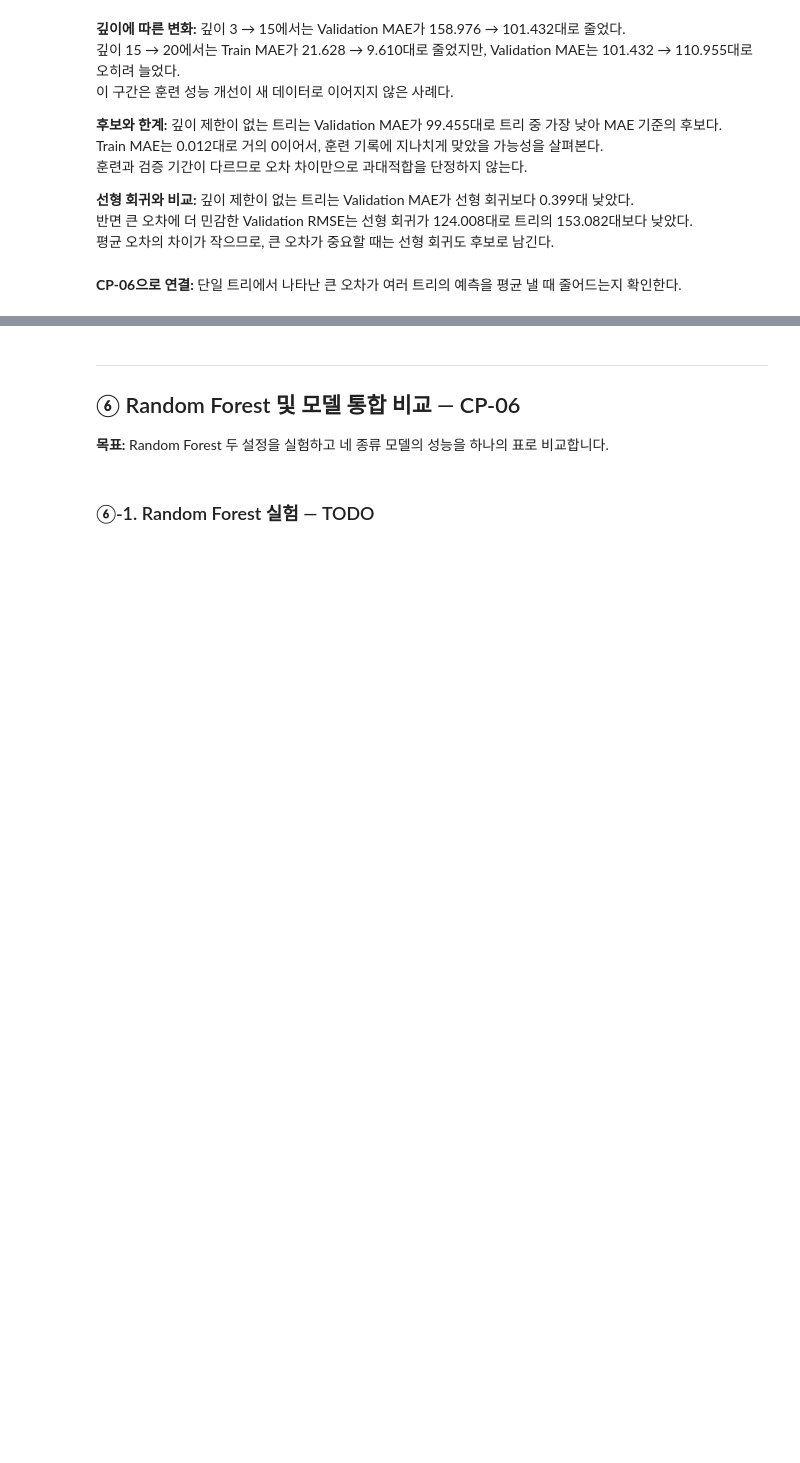
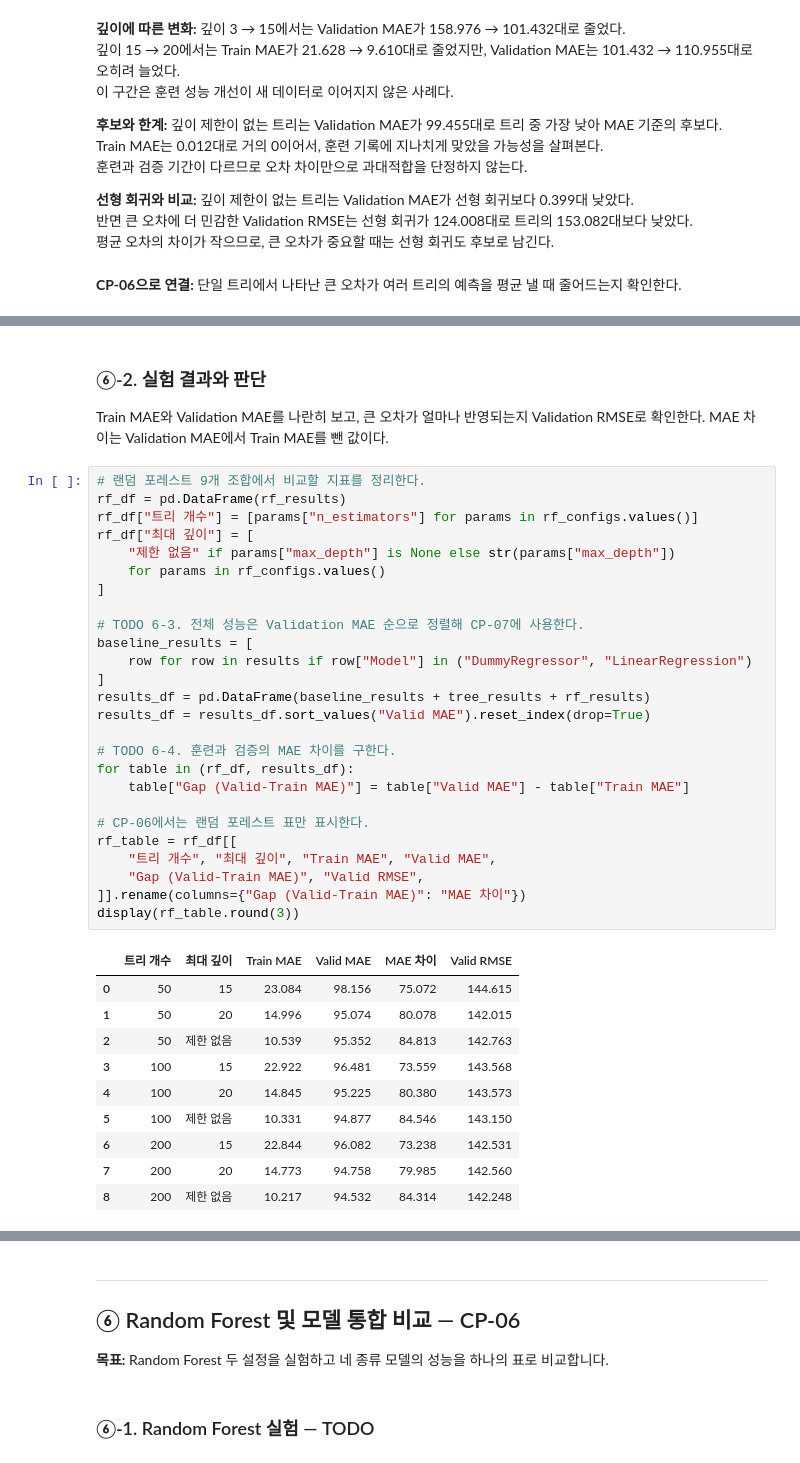
Before and after one commit to jaemin-devlog/ai-mini-projects, a Jupyter notebook: mini-project-01/code/01_regression_bike_demand.ipynb, the cells around one changed output, grey strips where cells are left out. Saved outputs shown, nothing was run; the diff lists cells and outputs as text; blank space fills up the shorter version.

```diff
--- a/mini-project-01/code/01_regression_bike_demand.ipynb
+++ b/mini-project-01/code/01_regression_bike_demand.ipynb
@@ -775,0 +851,41 @@ Train MAE는 0.012대로 거의 0이어서, 훈련 기록에 지나치게 맞았
+# %% [markdown]
+### ⑥-2. 실험 결과와 판단
+
+Train MAE와 Validation MAE를 나란히 보고, 큰 오차가 얼마나 반영되는지 Validation RMSE로 확인한다. MAE 차이는 Validation MAE에서 Train MAE를 뺀 값이다.
+# %%
+# 랜덤 포레스트 9개 조합에서 비교할 지표를 정리한다.
+rf_df = pd.DataFrame(rf_results)
+rf_df["트리 개수"] = [params["n_estimators"] for params in rf_configs.values()]
+rf_df["최대 깊이"] = [
+    "제한 없음" if params["max_depth"] is None else str(params["max_depth"])
+    for params in rf_configs.values()
+]
+
+# TODO 6-3. 전체 성능은 Validation MAE 순으로 정렬해 CP-07에 사용한다.
+baseline_results = [
+    row for row in results if row["Model"] in ("DummyRegressor", "LinearRegression")
+]
+results_df = pd.DataFrame(baseline_results + tree_results + rf_results)
+results_df = results_df.sort_values("Valid MAE").reset_index(drop=True)
+
+# TODO 6-4. 훈련과 검증의 MAE 차이를 구한다.
+for table in (rf_df, results_df):
+    table["Gap (Valid-Train MAE)"] = table["Valid MAE"] - table["Train MAE"]
+
+# CP-06에서는 랜덤 포레스트 표만 표시한다.
+rf_table = rf_df[[
+    "트리 개수", "최대 깊이", "Train MAE", "Valid MAE",
+    "Gap (Valid-Train MAE)", "Valid RMSE",
+]].rename(columns={"Gap (Valid-Train MAE)": "MAE 차이"})
+display(rf_table.round(3))
+# %% [output]
+|  | 트리 개수 | 최대 깊이 | Train MAE | Valid MAE | MAE 차이 | Valid RMSE |
+| 0 | 50 | 15 | 23.084 | 98.156 | 75.072 | 144.615 |
+| 1 | 50 | 20 | 14.996 | 95.074 | 80.078 | 142.015 |
+| 2 | 50 | 제한 없음 | 10.539 | 95.352 | 84.813 | 142.763 |
+| 3 | 100 | 15 | 22.922 | 96.481 | 73.559 | 143.568 |
+| 4 | 100 | 20 | 14.845 | 95.225 | 80.380 | 143.573 |
+| 5 | 100 | 제한 없음 | 10.331 | 94.877 | 84.546 | 143.150 |
+| 6 | 200 | 15 | 22.844 | 96.082 | 73.238 | 142.531 |
+| 7 | 200 | 20 | 14.773 | 94.758 | 79.985 | 142.560 |
+| 8 | 200 | 제한 없음 | 10.217 | 94.532 | 84.314 | 142.248 |
```
Also changed, not shown: parts of 18 cells of this notebook.
